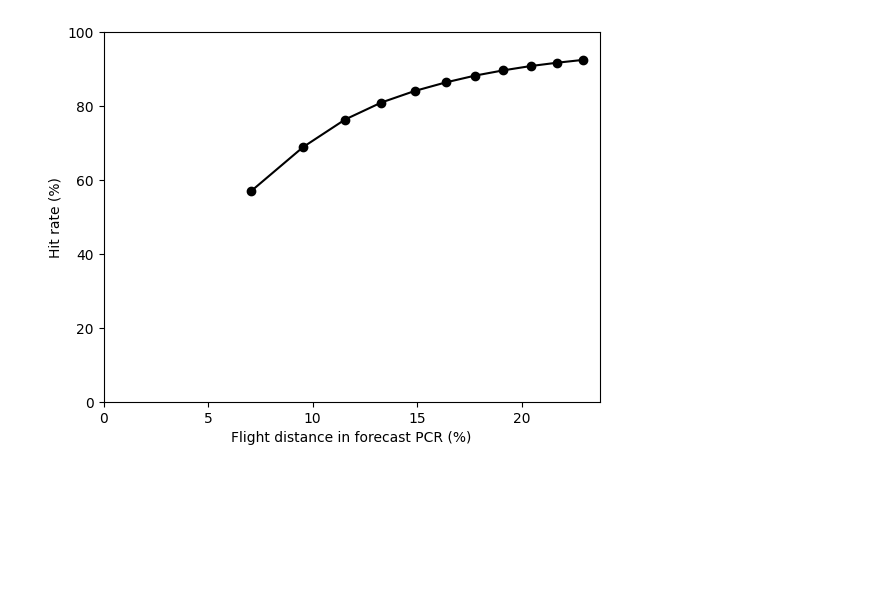
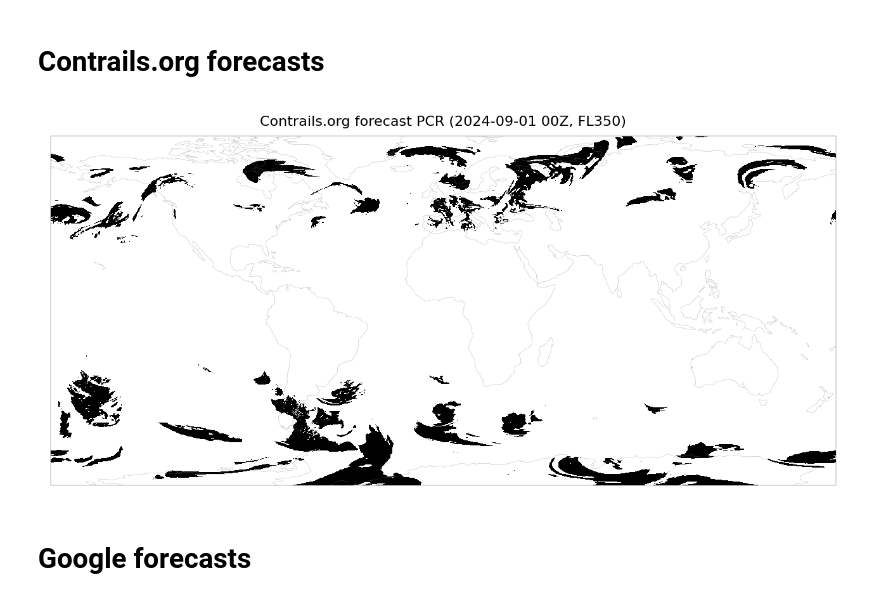
Before and after one commit to contrailcirrus/contrail-bench, a Jupyter notebook: publications/2025Q1/data/curation.ipynb, the cells around one changed output. Drawn from its saved outputs; the diff is of its cells as text; code cells hidden in the pictures; blank space fills up the shorter version.

```diff
--- a/publications/2025Q1/data/curation.ipynb
+++ b/publications/2025Q1/data/curation.ipynb
@@ -260,8 +0,0 @@ dist_frac = df.groupby("horizontal_buffer")[["adsb_dist_in_forecast_pcr", "adsb_
-# %%
-plt.plot(100 * dist_frac, 100 * hit_rate, "k-o")
-plt.xlabel("Flight distance in forecast PCR (%)")
-plt.ylabel("Hit rate (%)")
-plt.xlim([0, None])
-plt.ylim([0, 100]);
-# %% [output]
-[figure, removed]
@@ -267,0 +19,23 @@ plt.ylim([0, 100]);
+# %%
+time = datetime.datetime(2024, 9, 1, 0)
+flight_level = 350
+bucket = "gs://contrails-301217-contrail-bench"
+fs = gcsfs.GCSFileSystem()
+# %% [markdown]
+# Contrails.org forecasts
+# %%
+with temp.temp_file() as tmp:
+    fs.get(f"{bucket}/tmp/2025Q1/contrails-org/{int(time.timestamp())}_{flight_level}.nc", tmp)
+    ds = xr.open_dataset(tmp)
+# %%
+plt.figure(figsize=(6.5, 3), dpi=200, constrained_layout=True)
+ax = plt.subplot(111, projection=ccrs.PlateCarree())
+ax.pcolormesh(ds["longitude"], ds["latitude"], ds["pcr"].squeeze().T, cmap="Greys", shading="nearest")
+ax.coastlines(color="gray", lw=0.1)
+plt.setp(ax.spines.values(), linewidth=0.1)
+ax.set_title(f"Contrails.org forecast PCR ({time.strftime('%Y-%m-%d %HZ')}, FL{flight_level})", fontsize=8)
+ax.set_extent([-180, 180, -80, 80]);
+# %% [output]
+[figure, added]
+# %% [markdown]
+# Google forecasts
```
Also changed, not shown: parts of 78 cells of this notebook, 15 other files.
